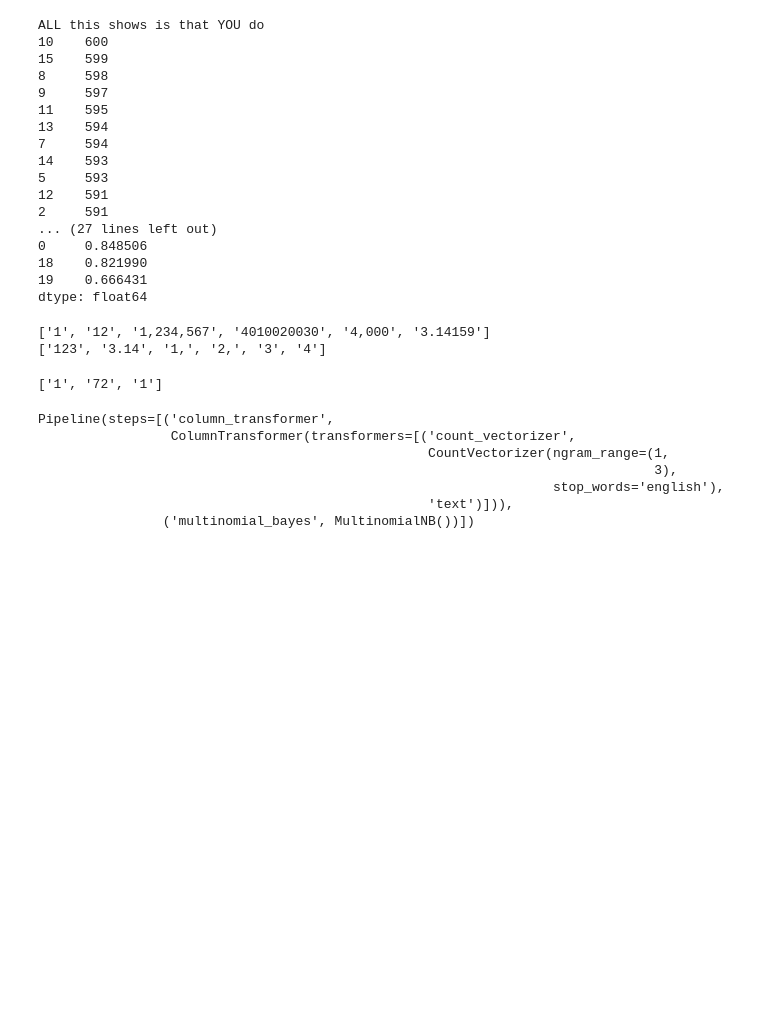
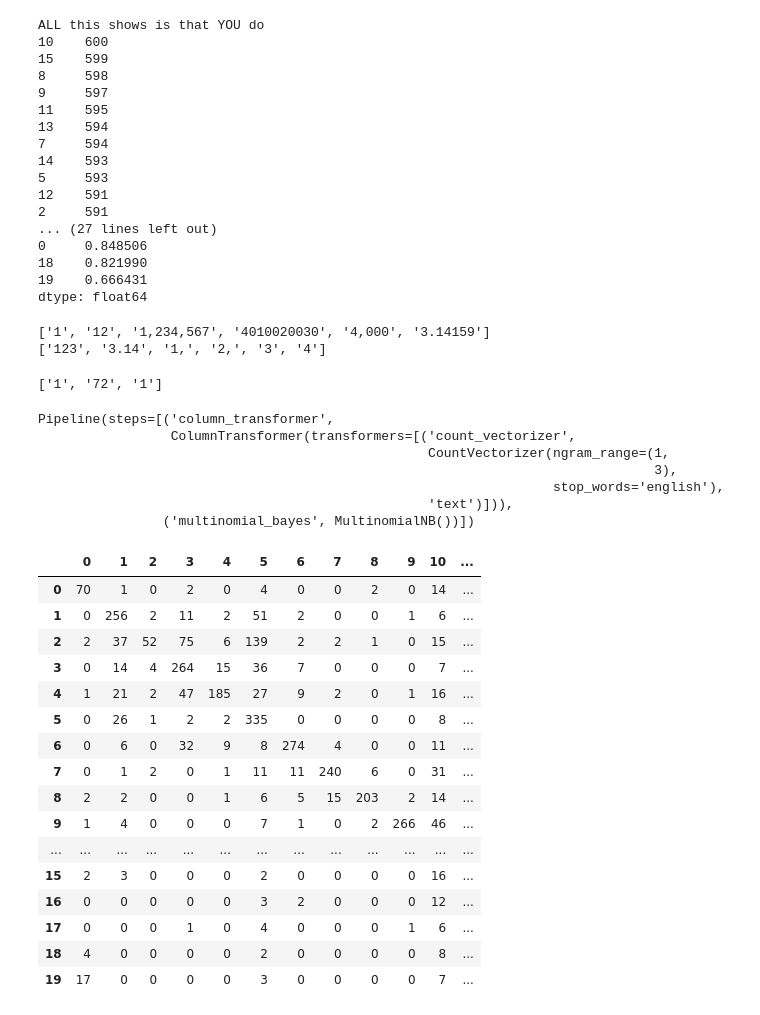
Before and after one commit to philosofool/learning, a Jupyter notebook: newsgroups/newsgroups.ipynb, the cells around one changed output. Saved outputs shown, nothing was run; the diff lists cells and outputs as text; code cells hidden in the pictures; blank space fills up the shorter version.

```diff
--- a/newsgroups/newsgroups.ipynb
+++ b/newsgroups/newsgroups.ipynb
@@ -159,4 +159,33 @@ def report_clf_evals(clf,X,y):
     draw_confusion_matrix(clf,X,y)
+# %%
+## Annoyingly, the matploblib matrix is in scientific notation.
+
+y = y_test
+X = X_test
+clf = basic_clf
+confusion = confusion_matrix(y, clf.predict(X))
+df_confusion = pd.DataFrame(confusion, index = [i for i in range(0,len(y.unique()))],
+                      columns = [i for i in range(0,len(y.unique()))]).astype(int)
+# %%
+df_confusion.astype(int)
+# %% [output]
+|  | 0 | 1 | 2 | 3 | 4 | 5 | 6 | 7 | 8 | 9 | 10 | ... |
+| 0 | 70 | 1 | 0 | 2 | 0 | 4 | 0 | 0 | 2 | 0 | 14 | ... |
+| 1 | 0 | 256 | 2 | 11 | 2 | 51 | 2 | 0 | 0 | 1 | 6 | ... |
+| 2 | 2 | 37 | 52 | 75 | 6 | 139 | 2 | 2 | 1 | 0 | 15 | ... |
+| 3 | 0 | 14 | 4 | 264 | 15 | 36 | 7 | 0 | 0 | 0 | 7 | ... |
+| 4 | 1 | 21 | 2 | 47 | 185 | 27 | 9 | 2 | 0 | 1 | 16 | ... |
+| 5 | 0 | 26 | 1 | 2 | 2 | 335 | 0 | 0 | 0 | 0 | 8 | ... |
+| 6 | 0 | 6 | 0 | 32 | 9 | 8 | 274 | 4 | 0 | 0 | 11 | ... |
+| 7 | 0 | 1 | 2 | 0 | 1 | 11 | 11 | 240 | 6 | 0 | 31 | ... |
+| 8 | 2 | 2 | 0 | 0 | 1 | 6 | 5 | 15 | 203 | 2 | 14 | ... |
+| 9 | 1 | 4 | 0 | 0 | 0 | 7 | 1 | 0 | 2 | 266 | 46 | ... |
+| ... | ... | ... | ... | ... | ... | ... | ... | ... | ... | ... | ... | ... |
+| 15 | 2 | 3 | 0 | 0 | 0 | 2 | 0 | 0 | 0 | 0 | 16 | ... |
+| 16 | 0 | 0 | 0 | 0 | 0 | 3 | 2 | 0 | 0 | 0 | 12 | ... |
+| 17 | 0 | 0 | 0 | 1 | 0 | 4 | 0 | 0 | 0 | 1 | 6 | ... |
+| 18 | 4 | 0 | 0 | 0 | 0 | 2 | 0 | 0 | 0 | 0 | 8 | ... |
+| 19 | 17 | 0 | 0 | 0 | 0 | 3 | 0 | 0 | 0 | 0 | 7 | ... |
 # %%
 report_clf_evals(basic_clf,X_train,y_train)
 # %% [output]
```
Also changed, not shown: parts of 4 cells of this notebook.
